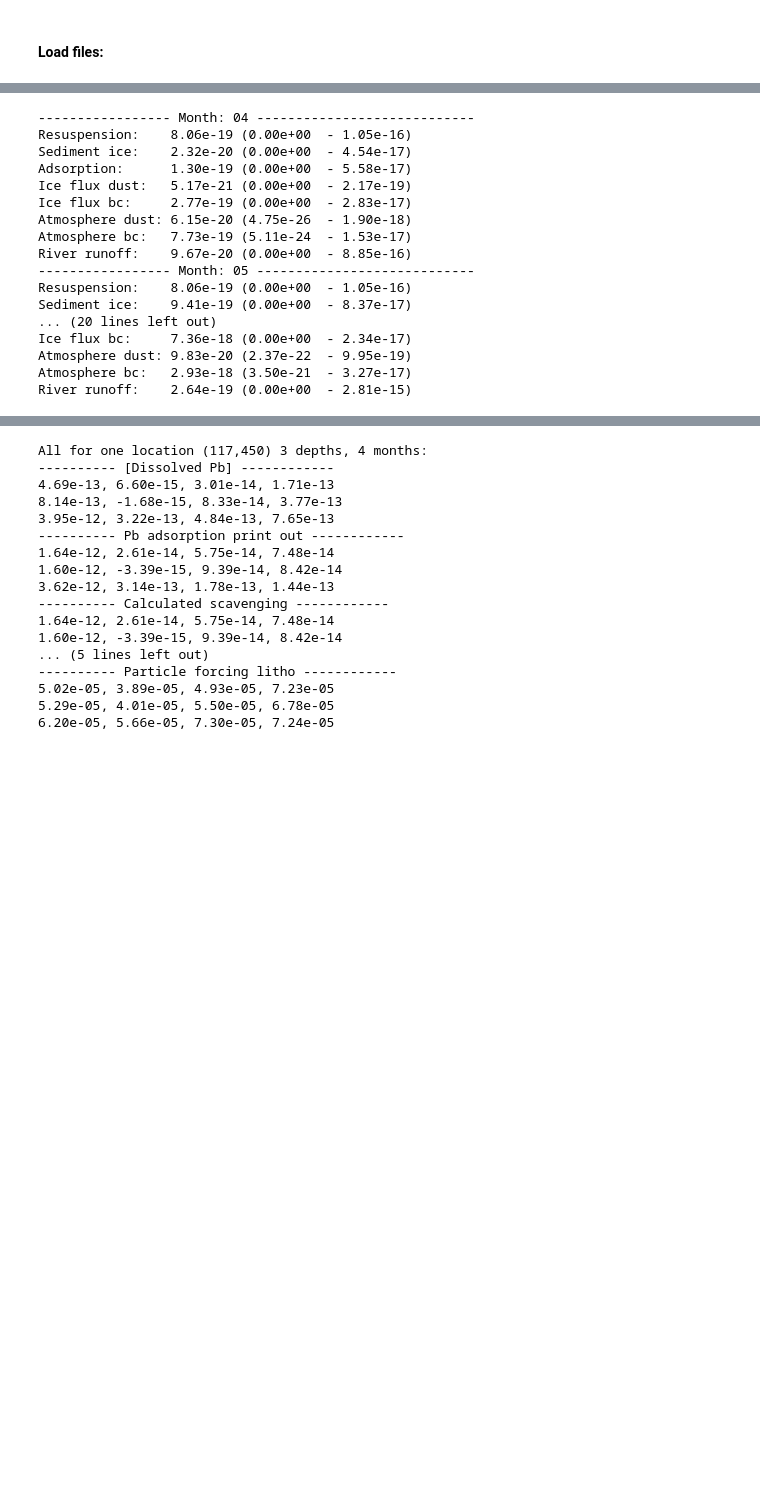
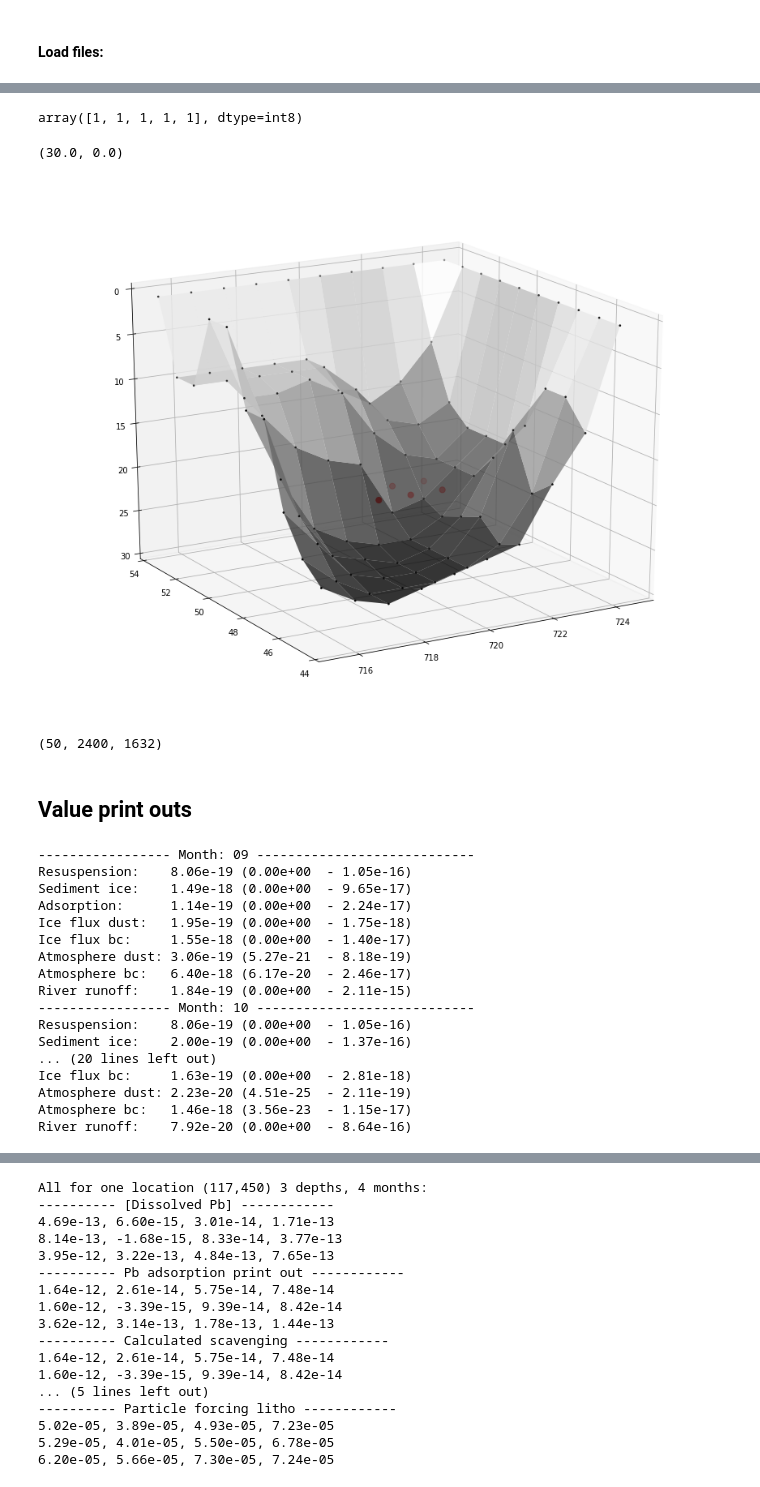
Before and after one commit to UBC-MOAD/analysis-brogalla, a Jupyter notebook: paper3/negative-concentrations.ipynb, the cells around one changed output, grey strips where cells are left out. Drawn from its saved outputs; the diff is of its cells as text; code cells hidden in the pictures; blank space fills up the shorter version.

```diff
--- a/paper3/negative-concentrations.ipynb
+++ b/paper3/negative-concentrations.ipynb
@@ -36,3 +107,43 @@ mesh_depth   = np.array(mfile.variables['nav_lev'])
+# %%
+x_sub = (715,725)
+y_sub = (44,54)
+
+grid_x = np.arange(x_sub[0],x_sub[1],1)
+grid_y = np.arange(y_sub[0],y_sub[1],1)
+
+X, Y = np.meshgrid(grid_x, grid_y)
+Z    = sub_bathy[:,x_sub[0]:x_sub[1],y_sub[0]:y_sub[1]]
+
+Z_bottom = np.zeros(X.shape)
+for x in range(0,len(grid_x)-1):
+    for y in range(0,len(grid_y)-1):
+        z_bot = np.min(np.argwhere(Z[:,x,y] < 1))
+        Z_bottom[y,x] = z_bot
+# %%
+sub_bathy[issue_z, issue_x, issue_y]
+# %% [output]
+array([1, 1, 1, 1, 1], dtype=int8)
+# %%
+fig = plt.figure(figsize=(15,12))
+ax  = plt.axes(projection='3d')
+ax.view_init(20, -120)
+
+ax.plot_surface(X, Y, Z_bottom, rstride=1, cstride=1, cmap='binary', edgecolor='none', alpha=0.8)
+ax.scatter3D(X, Y, Z_bottom, c='k', s=3)
+ax.scatter3D(issue_x, issue_y, issue_z, c='r', s=50)
+
+ax.set_xlim(x_sub[0], x_sub[1]) # issue around 719-721
+ax.set_ylim(y_sub[0], y_sub[1]) # issue around 48-49
+ax.set_zlim(30,0)    # issue around 20
+# %% [output]
+(30.0, 0.0)
+[figure, added]
+# %%
+mesh_bathy.shape
+# %% [output]
+(50, 2400, 1632)
+# %% [markdown]
+## Value print outs
 # %%
 def load_comps(folder, month=1):
 
@@ -62,31 +173,31 @@ def load_comps(folder, month=1):
             dpb_icedust, dpb_icebc, dpb_atmdust, dpb_atmbc, \
             dpb_riv
 # %%
-folder = '/data/brogalla/run_storage/Pb-tuning-202210/Pb-tuning-202210-new-fill-particle0005-kscav20/'
+folder = '/data/brogalla/run_storage/Pb-tuning-202210/Pb-tuning-202210-new-fill-particle0005-kscav10/'
 dpb01, dpb_sed01, dpb_sedice01, dpb_ads01, dpb_icedust01, dpb_icebc01, dpb_atmdust01, dpb_atmbc01, \
-            dpb_riv01 = load_comps(folder, month=4)
+            dpb_riv01 = load_comps(folder, month=9)
 dpb02, dpb_sed02, dpb_sedice02, dpb_ads02, dpb_icedust02, dpb_icebc02, dpb_atmdust02, dpb_atmbc02, \
-            dpb_riv02 = load_comps(folder, month=5)
+            dpb_riv02 = load_comps(folder, month=10)
 dpb03, dpb_sed03, dpb_sedice03, dpb_ads03, dpb_icedust03, dpb_icebc03, dpb_atmdust03, dpb_atmbc03, \
-            dpb_riv03 = load_comps(folder, month=6)
+            dpb_riv03 = load_comps(folder, month=11)
 dpb04, dpb_sed04, dpb_sedice04, dpb_ads04, dpb_icedust04, dpb_icebc04, dpb_atmdust04, dpb_atmbc04, \
-            dpb_riv04 = load_comps(folder, month=7)
+            dpb_riv04 = load_comps(folder, month=12)
 # %% [output]
------------------ Month: 04 ----------------------------
+----------------- Month: 09 ----------------------------
 Resuspension:    8.06e-19 (0.00e+00  - 1.05e-16)
-Sediment ice:    2.32e-20 (0.00e+00  - 4.54e-17)
-Adsorption:      1.30e-19 (0.00e+00  - 5.58e-17)
-Ice flux dust:   5.17e-21 (0.00e+00  - 2.17e-19)
-Ice flux bc:     2.77e-19 (0.00e+00  - 2.83e-17)
-Atmosphere dust: 6.15e-20 (4.75e-26  - 1.90e-18)
-Atmosphere bc:   7.73e-19 (5.11e-24  - 1.53e-17)
-River runoff:    9.67e-20 (0.00e+00  - 8.85e-16)
------------------ Month: 05 ----------------------------
+Sediment ice:    1.49e-18 (0.00e+00  - 9.65e-17)
+Adsorption:      1.14e-19 (0.00e+00  - 2.24e-17)
+Ice flux dust:   1.95e-19 (0.00e+00  - 1.75e-18)
+Ice flux bc:     1.55e-18 (0.00e+00  - 1.40e-17)
+Atmosphere dust: 3.06e-19 (5.27e-21  - 8.18e-19)
+Atmosphere bc:   6.40e-18 (6.17e-20  - 2.46e-17)
+River runoff:    1.84e-19 (0.00e+00  - 2.11e-15)
+----------------- Month: 10 ----------------------------
 Resuspension:    8.06e-19 (0.00e+00  - 1.05e-16)
-Sediment ice:    9.41e-19 (0.00e+00  - 8.37e-17)
+Sediment ice:    2.00e-19 (0.00e+00  - 1.37e-16)
 ... (20 lines left out)
-Ice flux bc:     7.36e-18 (0.00e+00  - 2.34e-17)
-Atmosphere dust: 9.83e-20 (2.37e-22  - 9.95e-19)
-Atmosphere bc:   2.93e-18 (3.50e-21  - 3.27e-17)
-River runoff:    2.64e-19 (0.00e+00  - 2.81e-15)
+Ice flux bc:     1.63e-19 (0.00e+00  - 2.81e-18)
+Atmosphere dust: 2.23e-20 (4.51e-25  - 2.11e-19)
+Atmosphere bc:   1.46e-18 (3.56e-23  - 1.15e-17)
+River runoff:    7.92e-20 (0.00e+00  - 8.64e-16)
 # %%
```
Also changed, not shown: parts of 11 cells of this notebook.
